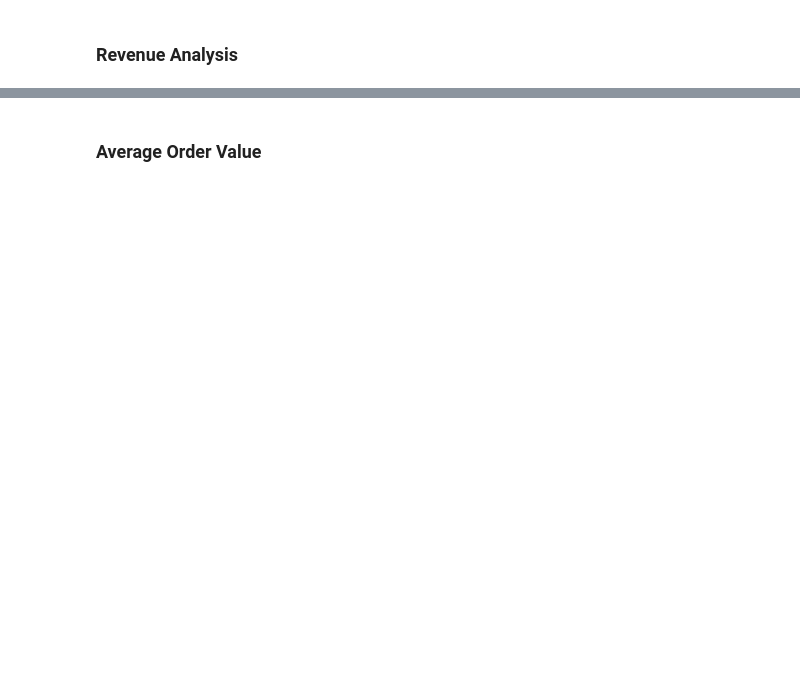
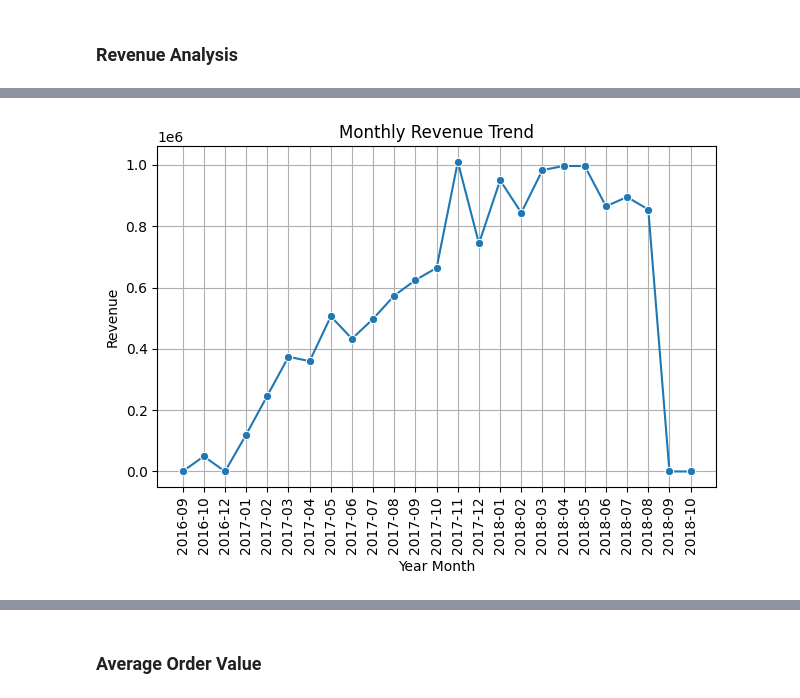
Before and after one commit to MattiaVerardi/olist-ecommerce-analytics, a Jupyter notebook: python/10_eda.ipynb, the cells around one changed output, grey strips where cells are left out. Saved outputs shown, nothing was run; the diff lists cells and outputs as text; code cells hidden in the pictures; blank space fills up the shorter version.

```diff
--- a/python/10_eda.ipynb
+++ b/python/10_eda.ipynb
@@ -1970,2 +1978,14 @@ plt.show()
 # %% [markdown]
 ### Revenue Analysis
+# %%
+monthly_revenue_trend = clean_orders.groupby(
+    clean_orders["order_purchase_timestamp"]
+        .dt.to_period("M").astype(str)
+        .rename("year_month")
+).agg(
+    revenue=("order_total_value", "sum")
+).sort_values(
+    "year_month"
+).reset_index()
+
+monthly_revenue_trend
@@ -1971,0 +2010,16 @@ plt.show()
+# %%
+sns.lineplot(
+    data=monthly_revenue_trend,
+    x="year_month",
+    y="revenue",
+    marker="o"
+)
+plt.title("Monthly Revenue Trend")
+plt.xlabel("Year Month")
+plt.ylabel("Revenue")
+plt.xticks(rotation=90)
+plt.grid()
+plt.tight_layout()
+plt.show()
+# %% [output]
+[figure, added]
```
Also changed, not shown: parts of 21 cells of this notebook.
